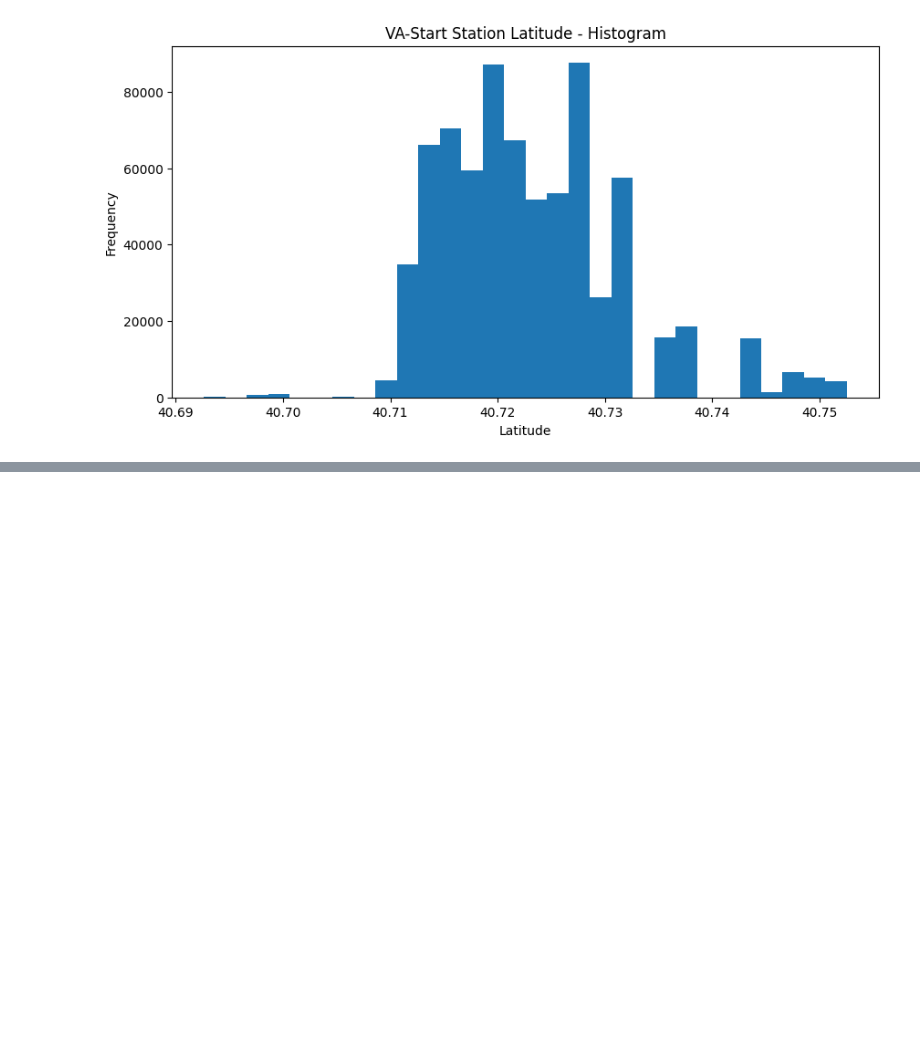
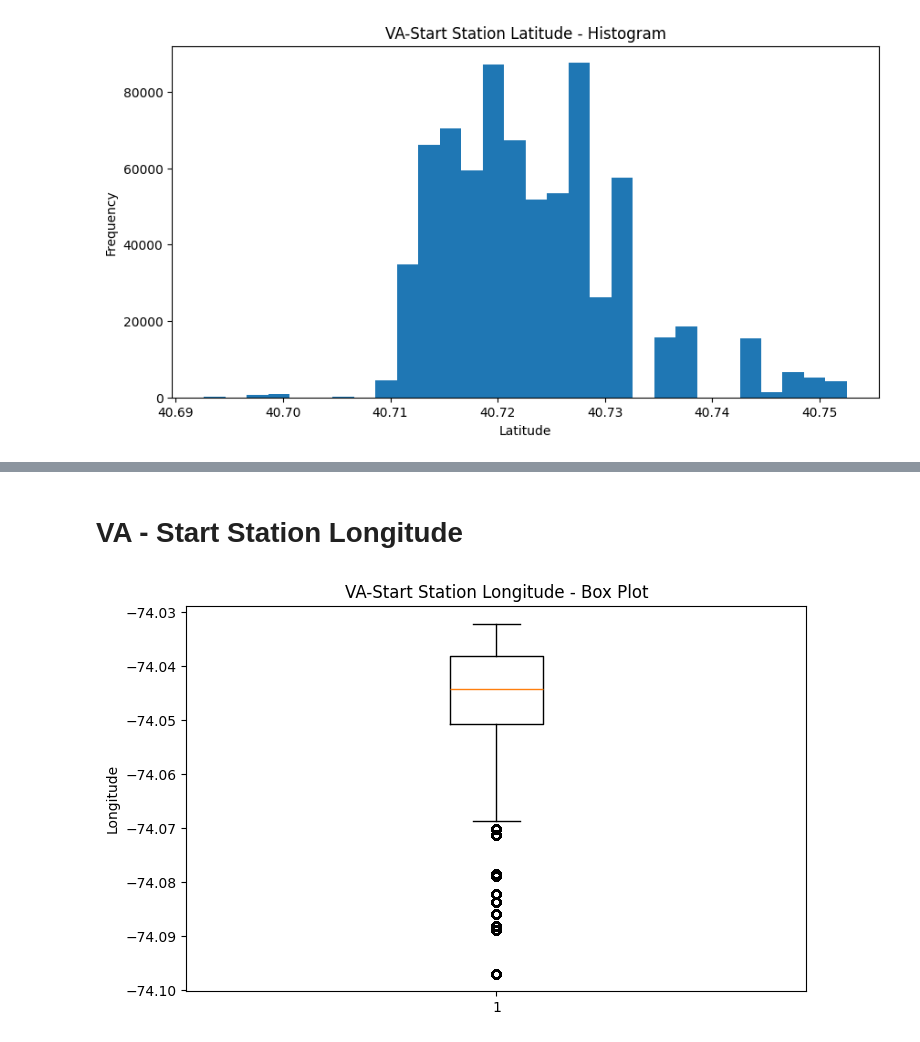
Before and after one commit to nadilHesara/Testing-and-Learning-ML-models, a Jupyter notebook: New York Citi Bike Dataset/Data Analysis In Class Acitivites/plots.ipynb, the cells around one changed output, grey strips where cells are left out. Saved outputs shown, nothing was run; the diff lists cells and outputs as text; code cells hidden in the pictures; blank space fills up the shorter version.

```diff
--- a/New York Citi Bike Dataset/Data Analysis In Class Acitivites/plots.ipynb
+++ b/New York Citi Bike Dataset/Data Analysis In Class Acitivites/plots.ipynb
@@ -287,0 +308,13 @@ plt.show()
+# %% [markdown]
+# VA - Start Station Longitude
+# %%
+lon = df["Start Station Longitude"].dropna()
+
+
+plt.figure(figsize=(8, 5))
+plt.boxplot(lon, vert=True)
+plt.title("VA-Start Station Longitude - Box Plot")
+plt.ylabel("Longitude")
+plt.show()
+# %% [output]
+[figure, added]
```
Also changed, not shown: parts of 15 cells of this notebook, 16 other files.
